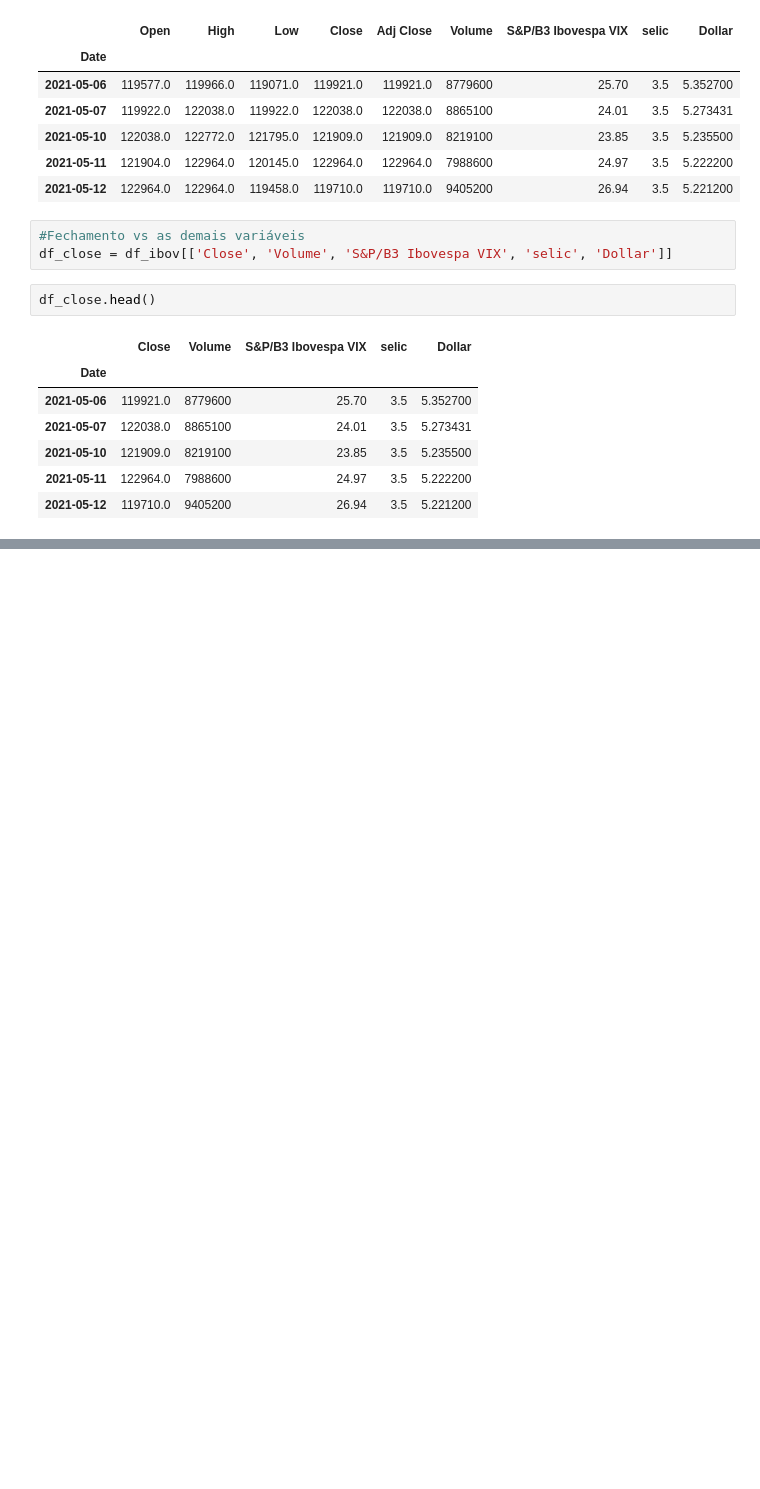
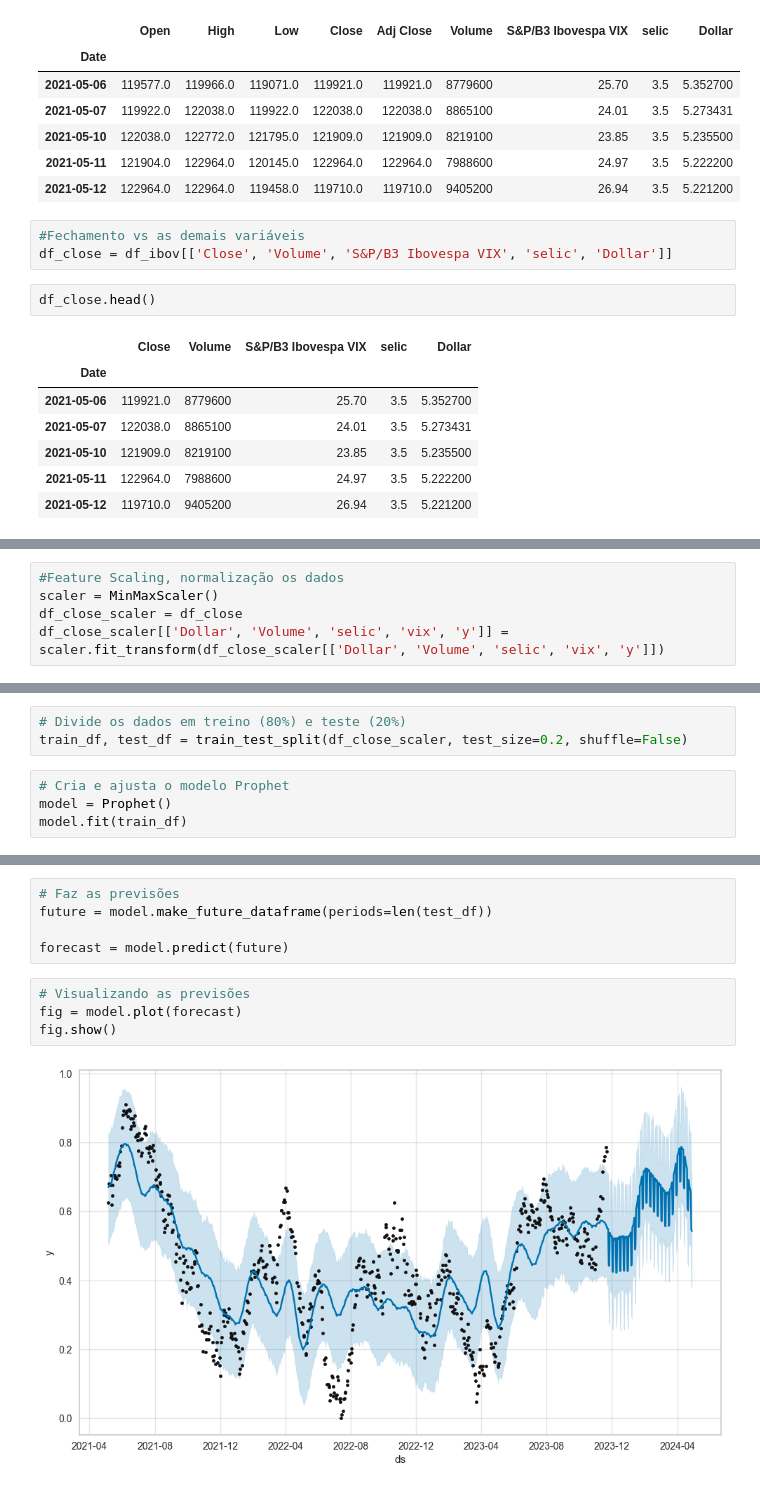
Before and after one commit to jeicianepaula/Tech-Challenge-2, a Jupyter notebook: TECH_CHALLENGE_2.ipynb, the cells around one changed output, grey strips where cells are left out. Saved outputs shown, nothing was run; the diff lists cells and outputs as text; blank space fills up the shorter version.

```diff
--- a/TECH_CHALLENGE_2.ipynb
+++ b/TECH_CHALLENGE_2.ipynb
@@ -223,0 +258,5 @@ sns.heatmap(data=correlation_matrix, annot=True, linewidths=.5, ax=ax)
+# %%
+#Feature Scaling, normalização os dados
+scaler = MinMaxScaler()
+df_close_scaler = df_close
+df_close_scaler[['Dollar', 'Volume', 'selic', 'vix', 'y']] = scaler.fit_transform(df_close_scaler[['Dollar', 'Volume', 'selic', 'vix', 'y']])
@@ -223,0 +280,7 @@ sns.heatmap(data=correlation_matrix, annot=True, linewidths=.5, ax=ax)
+# %%
+# Divide os dados em treino (80%) e teste (20%)
+train_df, test_df = train_test_split(df_close_scaler, test_size=0.2, shuffle=False)
+# %%
+# Cria e ajusta o modelo Prophet
+model = Prophet()
+model.fit(train_df)
@@ -223,0 +291,11 @@ sns.heatmap(data=correlation_matrix, annot=True, linewidths=.5, ax=ax)
+# %%
+# Faz as previsões
+future = model.make_future_dataframe(periods=len(test_df))
+
+forecast = model.predict(future)
+# %%
+# Visualizando as previsões
+fig = model.plot(forecast)
+fig.show()
+# %% [output]
+[figure, added]
```
Also changed, not shown: parts of 26 cells of this notebook.
